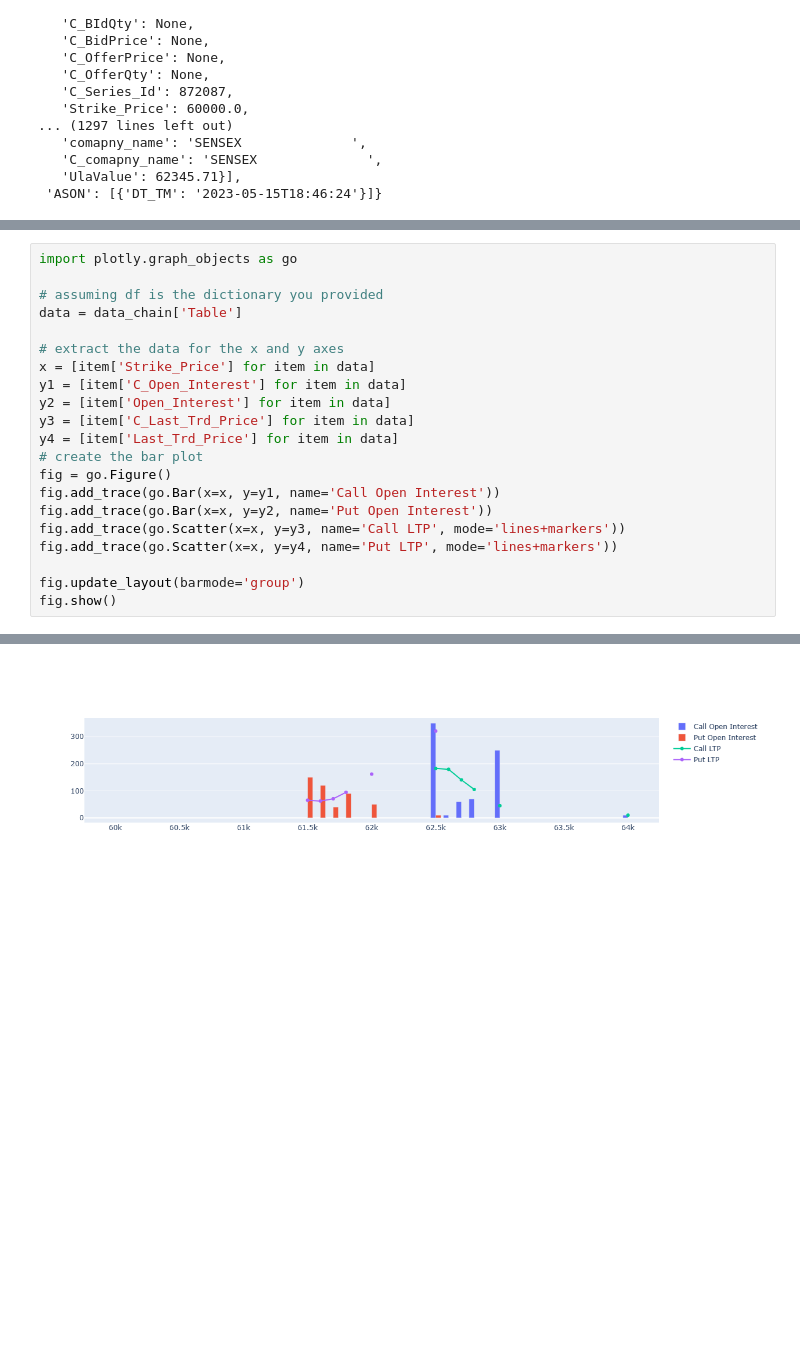
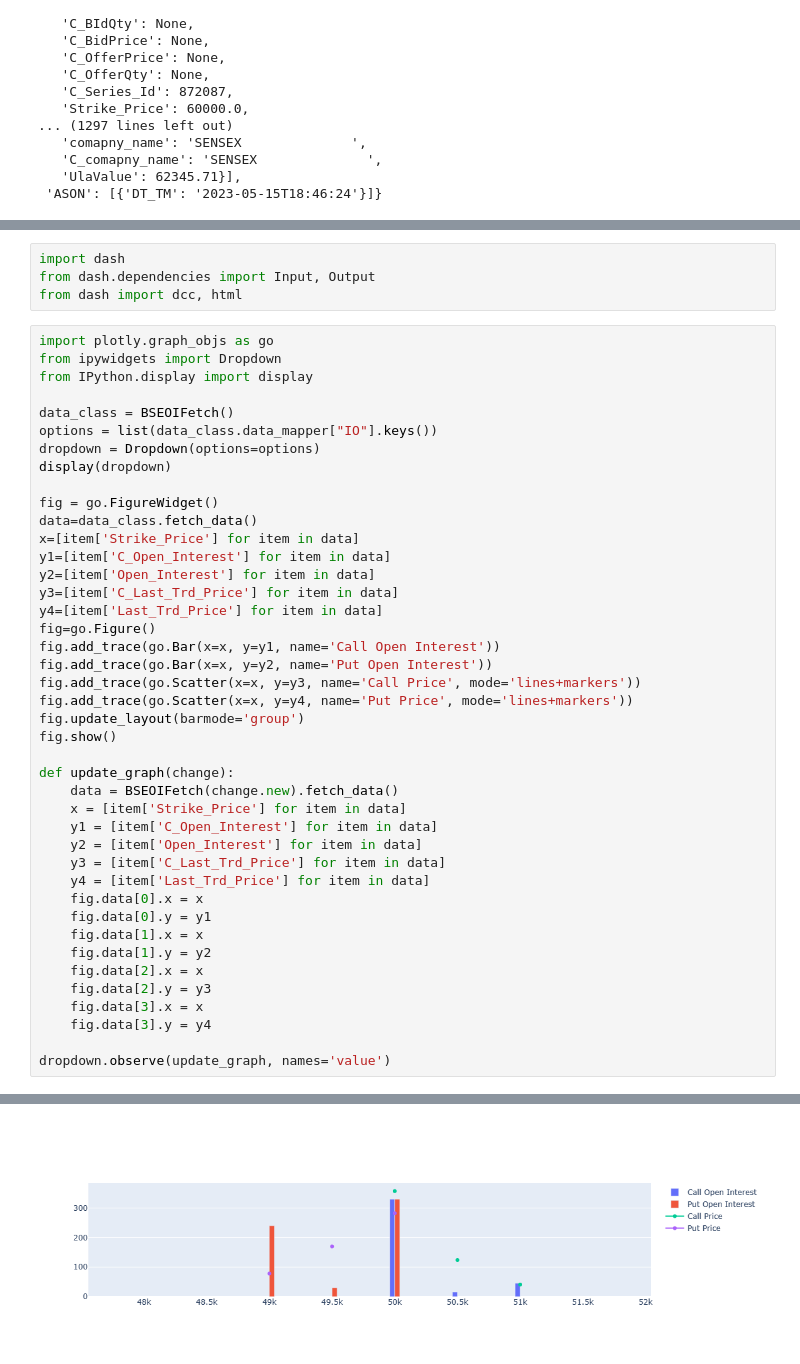
Before and after one commit to lamba-manish/BSE_Option_Chain, a Jupyter notebook: bse_options.ipynb, the cells around one changed output, grey strips where cells are left out. Drawn from its saved outputs; the diff is of its cells as text; blank space fills up the shorter version.

```diff
--- a/bse_options.ipynb
+++ b/bse_options.ipynb
@@ -44,22 +90,47 @@ option_chain.json()
+# %%
+import dash
+from dash.dependencies import Input, Output
+from dash import dcc, html
 # %%
-import plotly.graph_objects as go
+import plotly.graph_objs as go
+from ipywidgets import Dropdown
+from IPython.display import display
 
-# assuming df is the dictionary you provided
-data = data_chain['Table']
+data_class = BSEOIFetch()
+options = list(data_class.data_mapper["IO"].keys())
+dropdown = Dropdown(options=options)
+display(dropdown)
 
-# extract the data for the x and y axes
-x = [item['Strike_Price'] for item in data]
-y1 = [item['C_Open_Interest'] for item in data]
-y2 = [item['Open_Interest'] for item in data]
-y3 = [item['C_Last_Trd_Price'] for item in data]
-y4 = [item['Last_Trd_Price'] for item in data]
-# create the bar plot
-fig = go.Figure()
+fig = go.FigureWidget()
+data=data_class.fetch_data()
+x=[item['Strike_Price'] for item in data]
+y1=[item['C_Open_Interest'] for item in data]
+y2=[item['Open_Interest'] for item in data]
+y3=[item['C_Last_Trd_Price'] for item in data]
+y4=[item['Last_Trd_Price'] for item in data]
+fig=go.Figure()
 fig.add_trace(go.Bar(x=x, y=y1, name='Call Open Interest'))
 fig.add_trace(go.Bar(x=x, y=y2, name='Put Open Interest'))
-fig.add_trace(go.Scatter(x=x, y=y3, name='Call LTP', mode='lines+markers'))
-fig.add_trace(go.Scatter(x=x, y=y4, name='Put LTP', mode='lines+markers'))
-
+fig.add_trace(go.Scatter(x=x, y=y3, name='Call Price', mode='lines+markers'))
+fig.add_trace(go.Scatter(x=x, y=y4, name='Put Price', mode='lines+markers'))
 fig.update_layout(barmode='group')
 fig.show()
+
+def update_graph(change):
+    data = BSEOIFetch(change.new).fetch_data()
+    x = [item['Strike_Price'] for item in data]
+    y1 = [item['C_Open_Interest'] for item in data]
+    y2 = [item['Open_Interest'] for item in data]
+    y3 = [item['C_Last_Trd_Price'] for item in data]
+    y4 = [item['Last_Trd_Price'] for item in data]
+    fig.data[0].x = x
+    fig.data[0].y = y1
+    fig.data[1].x = x
+    fig.data[1].y = y2
+    fig.data[2].x = x
+    fig.data[2].y = y3
+    fig.data[3].x = x
+    fig.data[3].y = y4
+
+dropdown.observe(update_graph, names='value')
 # %% [output]
@@ -66 +138 @@ fig.show()
-[figure, old version]
+[figure, new version]
```
Also changed, not shown: parts of 12 cells of this notebook.
